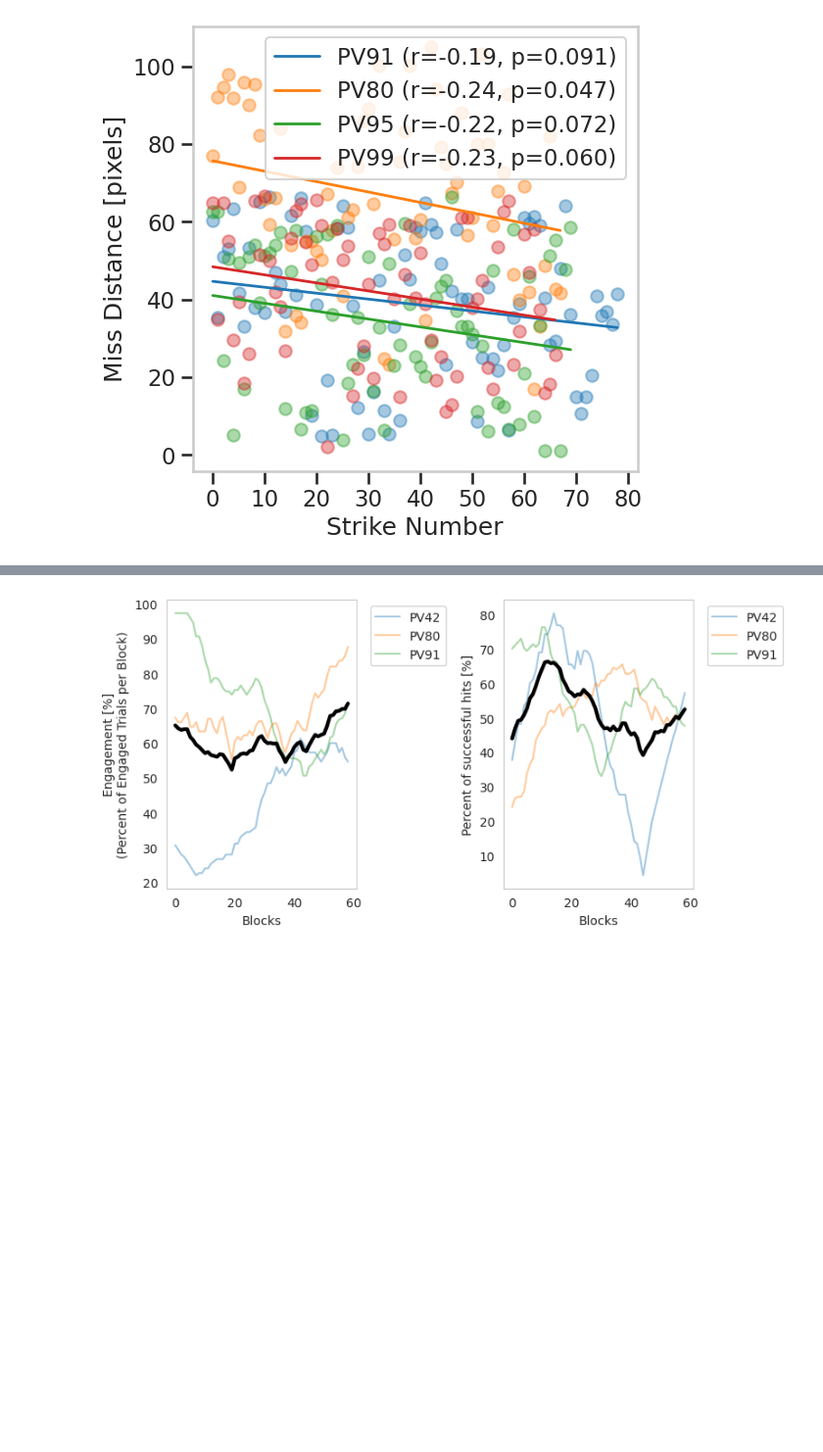
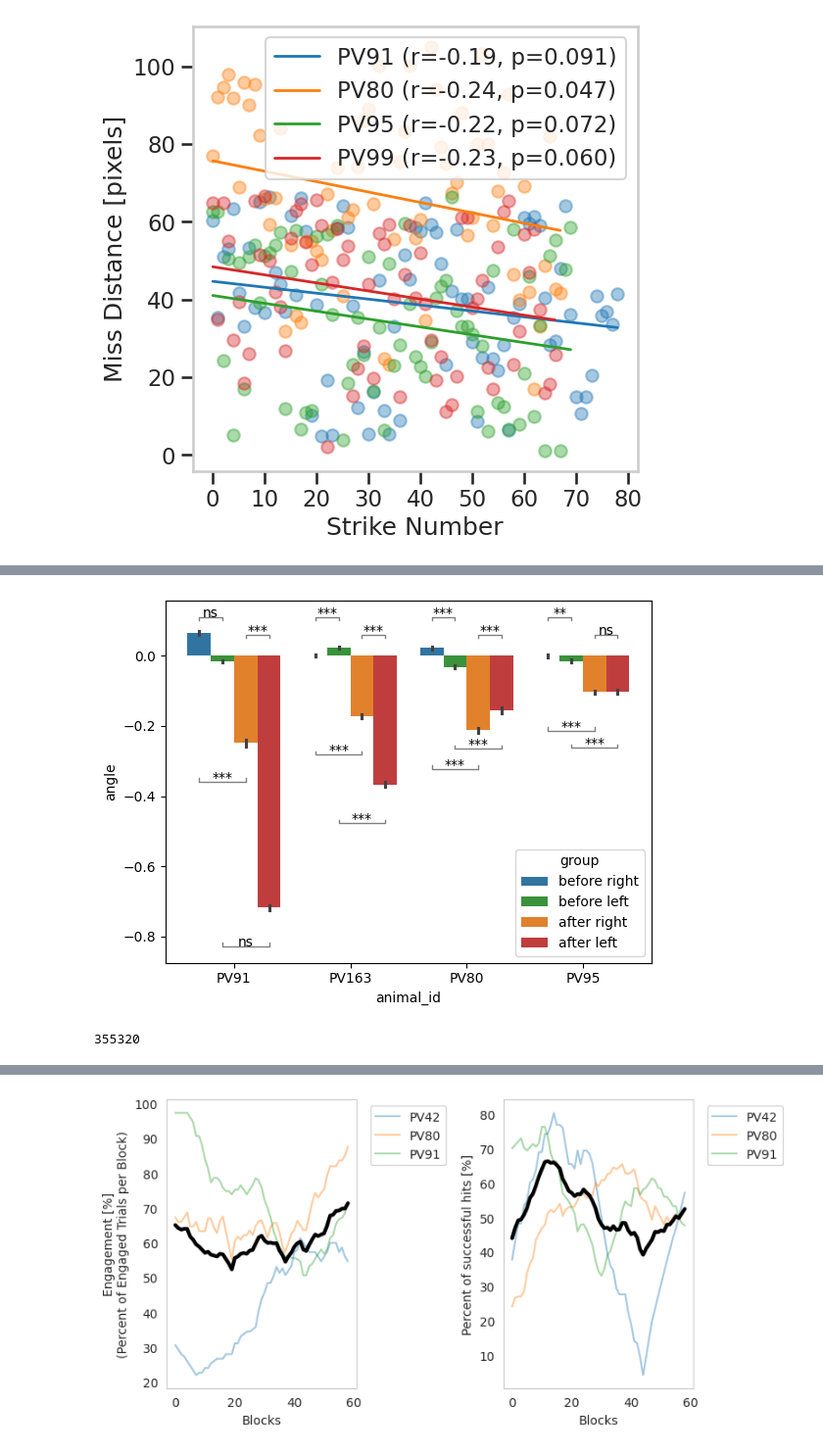
Before and after one commit to EvolutionaryNeuralCodingLab/PreyTouch, a Jupyter notebook: notebooks/arena_paper.ipynb, the cells around one changed output, grey strips where cells are left out. Shown at 98% size. Cells and saved outputs as stored; diff of their text form; code cells hidden in the pictures; blank space fills up the shorter version.

```diff
--- a/notebooks/arena_paper.ipynb
+++ b/notebooks/arena_paper.ipynb
@@ -567,0 +862,50 @@ with sns.plotting_context("talk"):
+# %%
+def convert_pvalue_to_asterisks(pvalue):
+    if pvalue <= 0.001:
+        return "***"
+    elif pvalue <= 0.01:
+        return "**"
+    elif pvalue <= 0.05:
+        return "*"
+    return "ns"
+
+
+ax = plt.subplot()
+chosen_animals = ["PV91", "PV163", "PV80", "PV95"]
+groups = ['before bug approach', 'bug approach', '2s after bug approach']
+df = zf.query(f'animal_id in {chosen_animals}')
+sns.barplot(data=df, x="animal_id", y="angle", hue="group", estimator=np.nanmean, errorbar='se', order=chosen_animals,
+            hue_order=groups, palette=['tab:blue','tab:green','tab:orange', 'tab:red'], ax=ax)
+
+h = 0.01
+for animal_id in chosen_animals:
+    prev_y = []
+    for group1, group2, y in [('before right', 'before left', 0.1), ('after right', 'after left', 0.1), ('before right', 'after right', -0.6), ('before left', 'after left', -0.8)]:
+        g1 = df.query(f'animal_id=="{animal_id}" and group=="{group1}"').angle.values
+        g2 = df.query(f'animal_id=="{animal_id}" and group=="{group2}"').angle.values
+        t, pval = ttest_ind(g1, g2, equal_var=False)
+        bar1 = ax.containers[groups.index(group1)].patches[chosen_animals.index(animal_id)]
+        bar2 = ax.containers[groups.index(group2)].patches[chosen_animals.index(animal_id)]
+        j = bar1._x0 + (bar1._width / 2)
+        x2 = bar2._x0 + (bar2._width / 2)
+        h_ = (-1) * h if y < 0 else h
+        if y < 0:
+            y = max(abs(bar1._height), abs(bar2._height)) * (-1) - 0.1
+        if any([abs(y - y_) < 0.01 for y_ in prev_y]):
+            y -= 0.05
+        prev_y.append(y)
+        ax.plot([j, j, x2, x2], [y, y + h_, y + h_, y], lw=1, c='k', alpha=0.5)
+        ax.text((j + x2)/2, y + h_, convert_pvalue_to_asterisks(pval), ha='center')
+
+# for group, cont in zip(groups, ax.containers):
+#     for animal_id, bar in zip(chosen_animals, cont.patches):
+#         v = df.query(f'animal_id=="{animal_id}" and group=="{group}"').angle.values
+#         y0 = np.nanmean(v)
+#         ax.text(bar._x0, bar._height, animal_id, fontsize=6)
+#         i +=1
+# %% [output]
+[figure, added]
+# %%
+N
+# %% [output]
+355320
```
Also changed, not shown: parts of 21 cells of this notebook, 2 other files.
